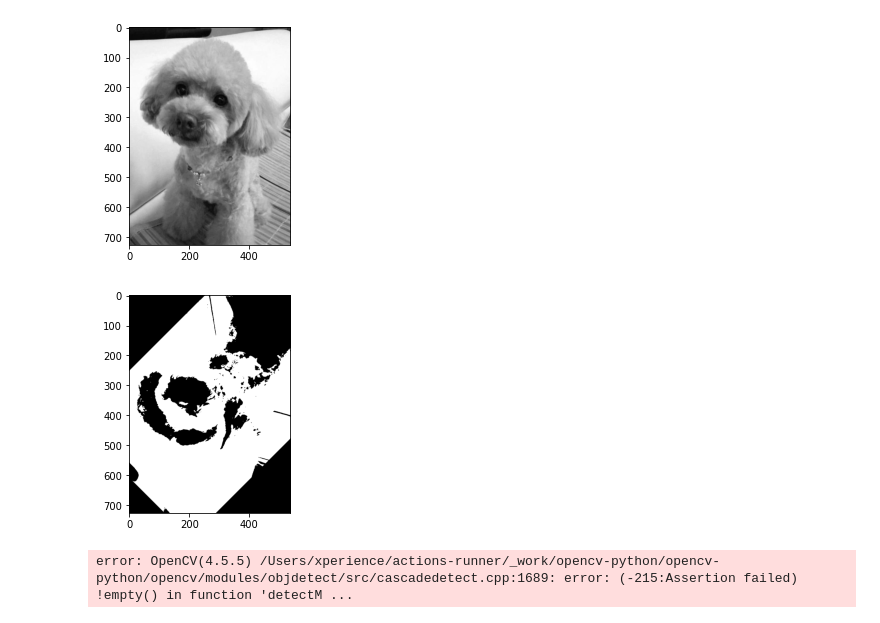
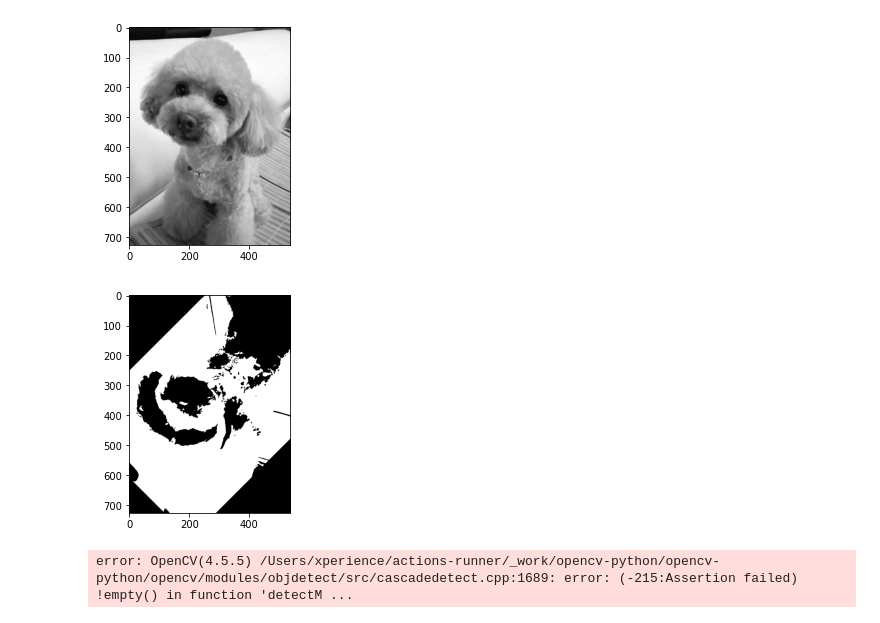
Before and after one commit to Learning-FIT/Python, a Jupyter notebook: image_processing/OpenCV.ipynb, the cells around one changed output. Cells and saved outputs as stored; diff of their text form; code cells hidden in the pictures.

```diff
--- a/image_processing/OpenCV.ipynb
+++ b/image_processing/OpenCV.ipynb
@@ -311,22 +310,21 @@ plt.show()
 # %%
 # 画像を135度で回転した後で、大津の手法で2値化してください。
 
 img = cv2.imread('dog.jpg')
-img = cv2.cvtColor(img, cv2.COLOR_BGR2RGB)
 
 center = (img.shape[1] / 2, img.shape[0] / 2)
 size = (img.shape[1], img.shape[0])
 
 rotate = cv2.getRotationMatrix2D(center, 135.0, 1.0)
 img_135 = cv2.warpAffine(img, rotate, size, flags=cv2.INTER_CUBIC)
 
 img_gray = cv2.cvtColor(img_135, cv2.COLOR_RGB2GRAY)
 ret, img_th = cv2.threshold(img_gray, 0, 255, cv2.THRESH_OTSU)
 
 plt.imshow(img_th, cmap='gray')
 plt.show()
 # %% [output]
-[figure, old version]
+[figure, new version]
 # %%
 import os
 
```
Also changed, not shown: parts of 1 cell of this notebook.
